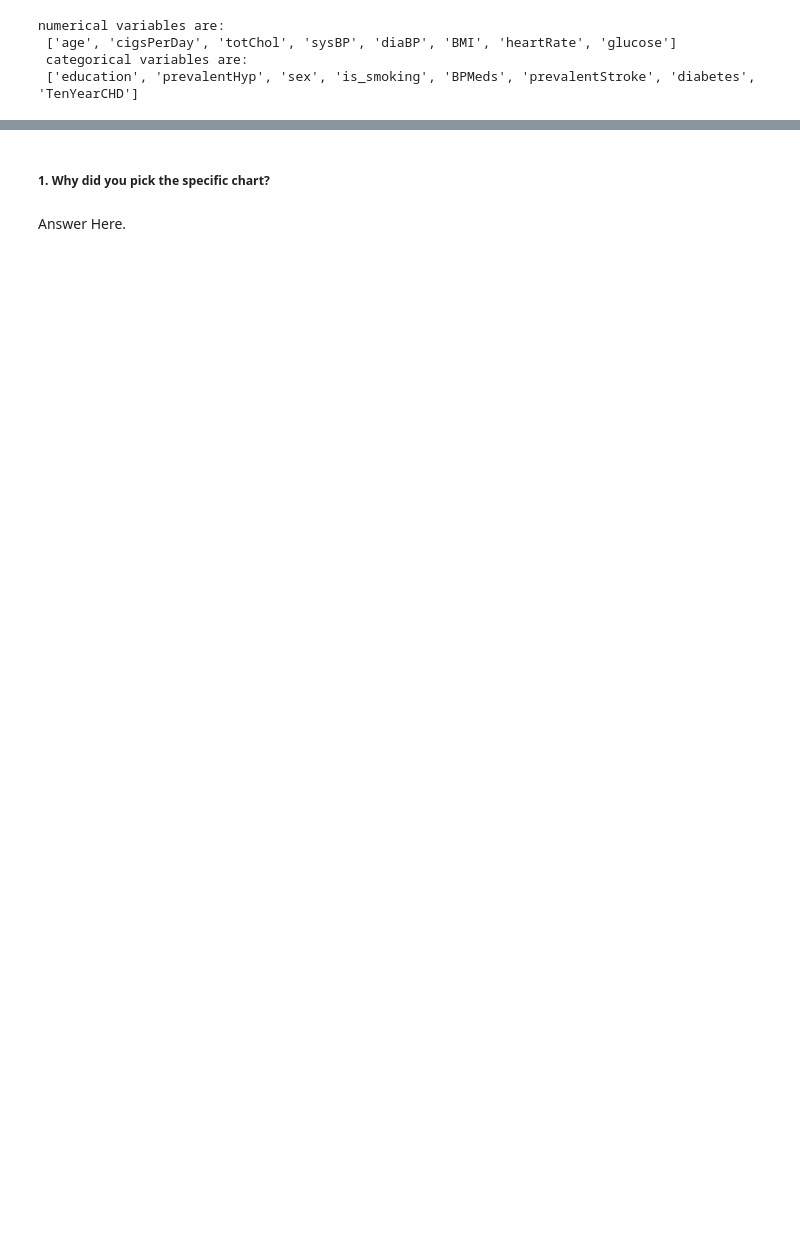
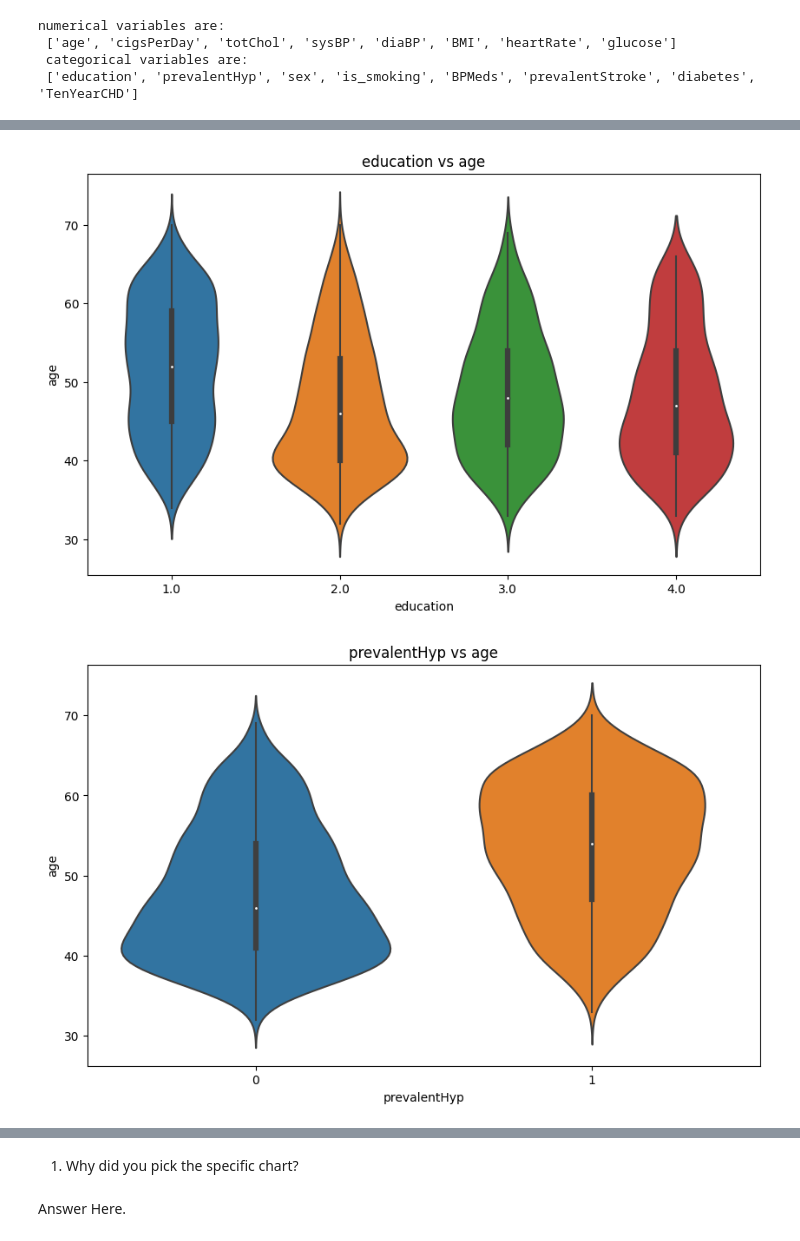
Before and after one commit to AJ82981/Cardiovascular_Risk_Prediction, a Jupyter notebook: Classification_Cardiovascular_Heart_Disease.ipynb, the cells around one changed output, grey strips where cells are left out. Cells and saved outputs as stored; diff of their text form; code cells hidden in the pictures; blank space fills up the shorter version.

```diff
--- a/Classification_Cardiovascular_Heart_Disease.ipynb
+++ b/Classification_Cardiovascular_Heart_Disease.ipynb
@@ -565,9 +564,3 @@ numerical variables are:
  ['age', 'cigsPerDay', 'totChol', 'sysBP', 'diaBP', 'BMI', 'heartRate', 'glucose']
  categorical variables are:
  ['education', 'prevalentHyp', 'sex', 'is_smoking', 'BPMeds', 'prevalentStroke', 'diabetes', 'TenYearCHD']
-# %%
-for i in num_vars:
-  sns.catplot(data=df,x='TenYearCHD',y=i,kind='violin',split=True)
-  # sns.catplot(data=df,x='TenYearCHD',y=i,kind='violin',hue='sex',split=True)
-  plt.title('TenYearCHD '+'vs '+i)
-  plt.show()
@@ -582,0 +567,9 @@ for i in num_vars:
+# %%
+for i in ['education','prevalentHyp','diabetes','TenYearCHD','is_smoking','BPMeds','prevalentStroke']:
+  plt.figure(figsize=(10,6))
+  sns.violinplot(x=i,y='age',data=df)
+  plt.title(f"{i} vs age")
+  plt.show()
+# %% [output]
+[figure, added]
+[figure, added]
@@ -583,5 +581,5 @@ for i in num_vars:
 # %% [markdown]
-##### 1. Why did you pick the specific chart?
+ 1. Why did you pick the specific chart?
 # %% [markdown]
 Answer Here.
 # %% [markdown]
```
Also changed, not shown: parts of 122 cells of this notebook.
